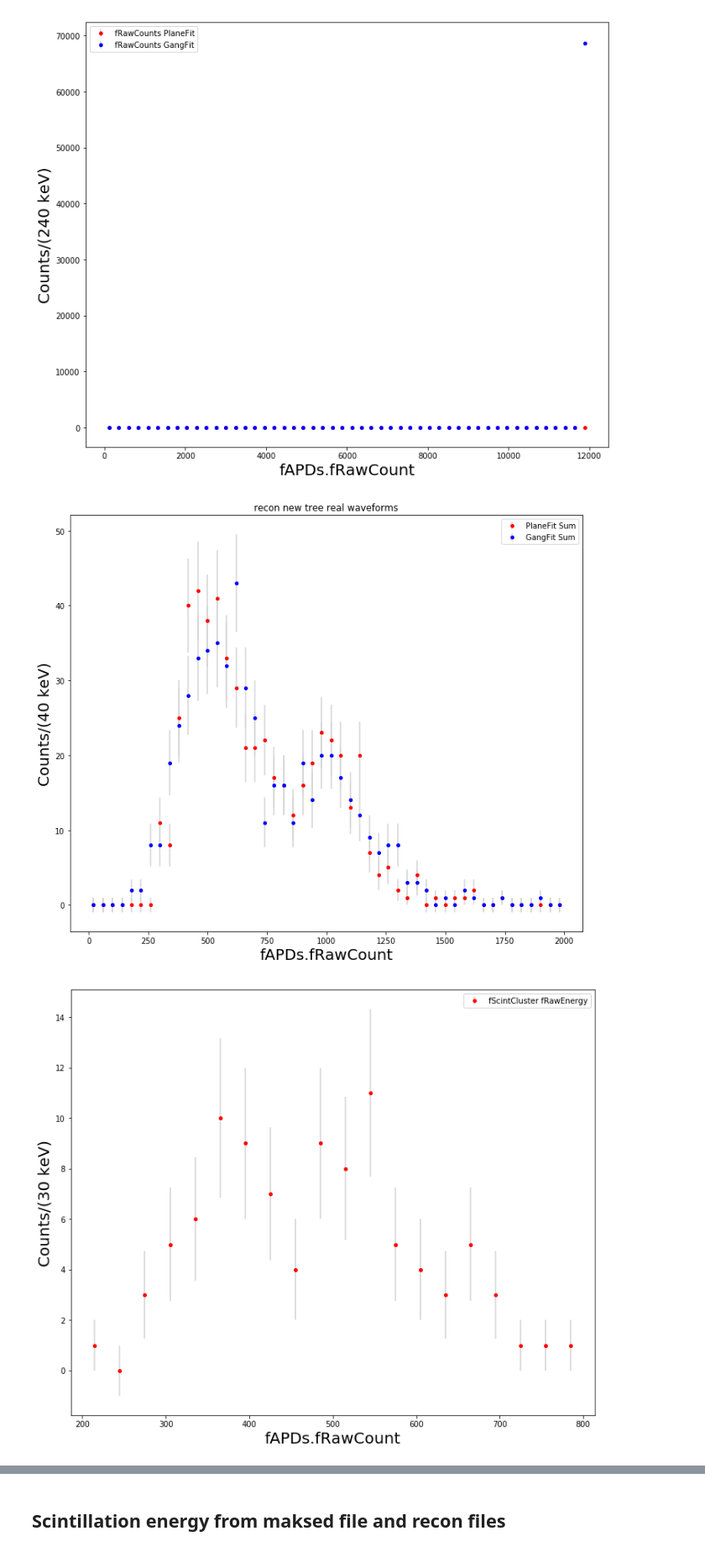
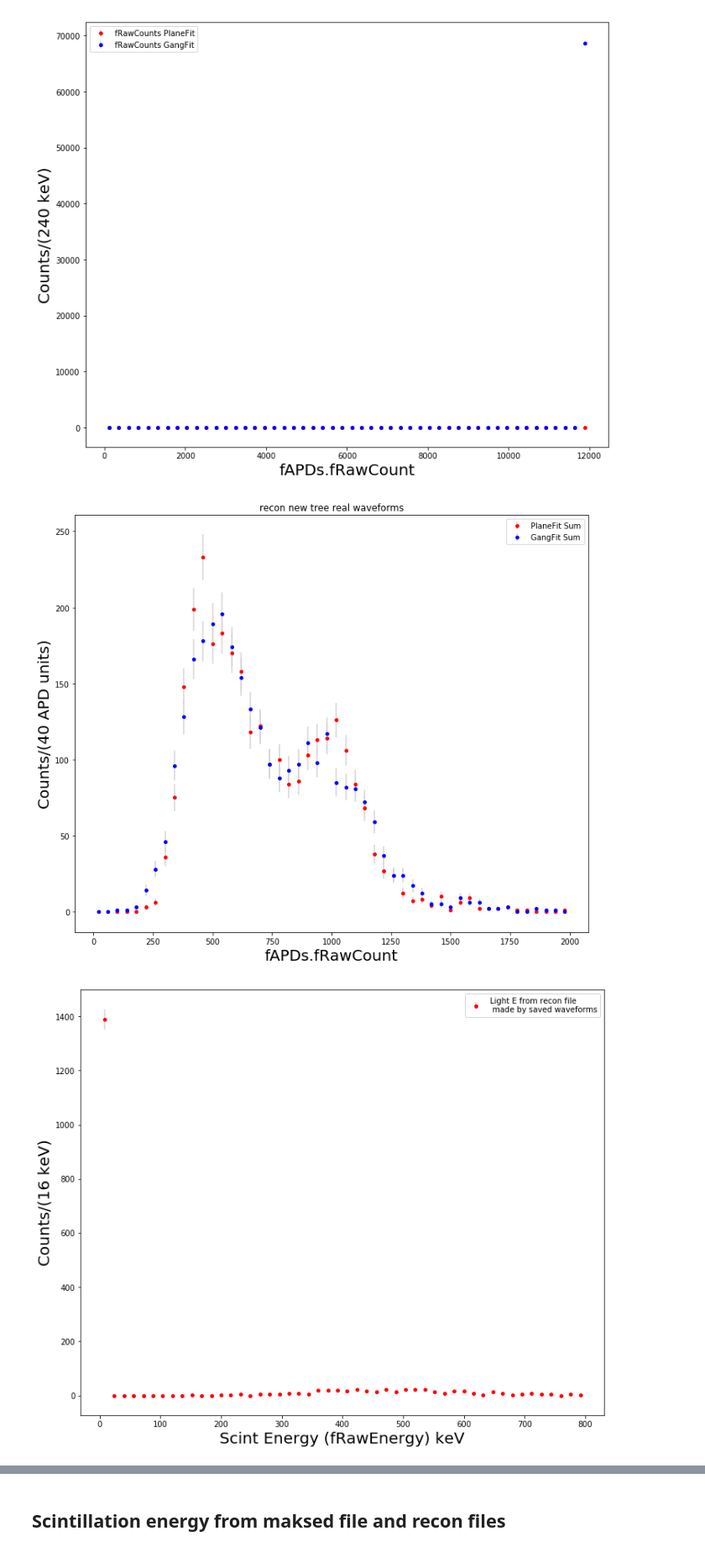
Before and after one commit to sli135/APD-GAN-Simulation, a Jupyter notebook: APDRawCount.ipynb, the cells around one changed output, grey strips where cells are left out. Shown: that part at 84% size. Cells and saved outputs as stored; diff of their text form; code cells hidden in the pictures.

```diff
--- a/APDRawCount.ipynb
+++ b/APDRawCount.ipynb
@@ -74,7 +74,7 @@ with open(mypath+'/Th5851-002.pkl','rb') as file:
     origin_raw_chn = pickle.load(file,encoding='bytes')
 file.close()
 
-with open(mypath+'/test_gan_recon.pkl','rb') as file:
+with open(mypath+'/test_real_charge_recon_5851_full_real.pkl','rb') as file:
     real_light_e = pickle.load(file,encoding='bytes')
 file.close()
 
@@ -132,34 +132,35 @@ plt.errorbar(cent,nlight,yerr=err_s,ecolor='lightgrey',fmt='o',color='b',markers
 plt.legend()
 plt.title('recon new tree real waveforms')
 plt.xlabel(r'fAPDs.fRawCount',fontsize=20)
-plt.ylabel(r'Counts/(%.0f keV)'%(e_step),fontsize=20)
+plt.ylabel(r'Counts/(%.0f APD units)'%(e_step),fontsize=20)
 plt.savefig(mygraphpath+'/test_real_rawcounts_5851_full_length.png',bbox_inches = 'tight')
 plt.show()
 # %% [output]
-[figure, old version]
+[figure, new version]
 # %%
-left = 200
+left = 0
 right = 800
-nbins = 20
+nbins = 50
 mybins = np.linspace(left,right,nbins+1)
 e_step = (right-left)/nbins
 ncharge, binscharge = np.histogram(real_light_e[:,1],bins=mybins)
 #nlight, binslight = np.histogram(real_raw_chn,bins=mybins)
 
 err_c = get_errs(ncharge)
 #err_s = get_errs(nlight)
 cent  = get_centers(mybins,e_step)
 
 plt.rcParams['figure.figsize'] = [12, 10]
-plt.errorbar(cent,ncharge,yerr=err_c,ecolor='lightgrey',fmt='o',color='r',markersize=4.,label='fScintCluster fRawEnergy')
+plt.errorbar(cent,ncharge,yerr=err_c,ecolor='lightgrey',fmt='o',color='r',markersize=4.,
+             label='Light E from recon file \n made by saved waveforms')
 #plt.errorbar(cent,nlight,yerr=err_s,ecolor='lightgrey',fmt='o',color='b',markersize=4.,label='fRawCounts GangFit')
 plt.legend()
-plt.xlabel(r'fAPDs.fRawCount',fontsize=20)
+plt.xlabel(r'Scint Energy (fRawEnergy) keV',fontsize=20)
 plt.ylabel(r'Counts/(%.0f keV)'%(e_step),fontsize=20)
 plt.savefig(mygraphpath+'/test_real_light_e_5851_full_length.png',bbox_inches = 'tight')
 plt.show()
 # %% [output]
-[figure, old version]
+[figure, new version]
 # %%
 left = 0
 right = 25000
```
Also changed, not shown: parts of 2 cells of this notebook.
